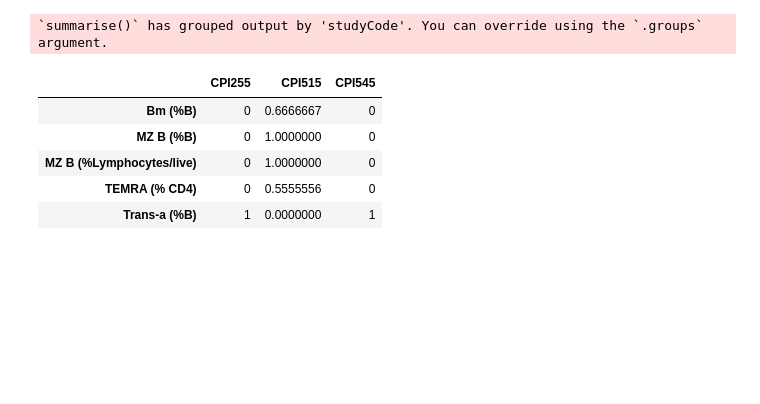
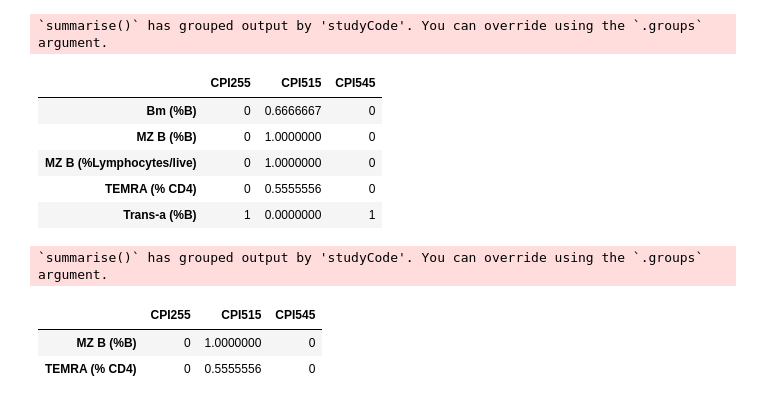
Before and after one commit to tuantla80/R-Shiny-Apps, a Jupyter notebook: R_Examples/Modules.ipynb, the cells around one changed output. Saved outputs shown, nothing was run; the diff lists cells and outputs as text; code cells hidden in the pictures; blank space fills up the shorter version.

```diff
--- a/R_Examples/Modules.ipynb
+++ b/R_Examples/Modules.ipynb
@@ -1421,3 +1600,18 @@ df_heatmap_top_n
 | MZ B (%Lymphocytes/live) | 0 | 1.0000000 | 0 |
 | TEMRA (% CD4) | 0 | 0.5555556 | 0 |
 | Trans-a (%B) | 1 | 0.0000000 | 1 |
+# %%
+# with markers_selected
+df_heatmap_top_n_selected <- filter_rank_top_n(
+             df_control = search_individuals(db, vec = c('HBD056', 'HBD044', 'HBD039')),
+             df_data = search_individuals(db, vec = c('CPI515', 'CPI545', 'CPI255')),
+             markers_selected = c("MZ B (%B)", "TEMRA (% CD4)"),
+             top_n = 5,
+             set_index=TRUE
+)
+df_heatmap_top_n_selected
+# %% [output]
+`summarise()` has grouped output by 'studyCode'. You can override using the `.groups` argument.
+|  | CPI255 | CPI515 | CPI545 |
+| MZ B (%B) | 0 | 1.0000000 | 0 |
+| TEMRA (% CD4) | 0 | 0.5555556 | 0 |
```
Also changed, not shown: parts of 9 cells of this notebook, 4 other files.
